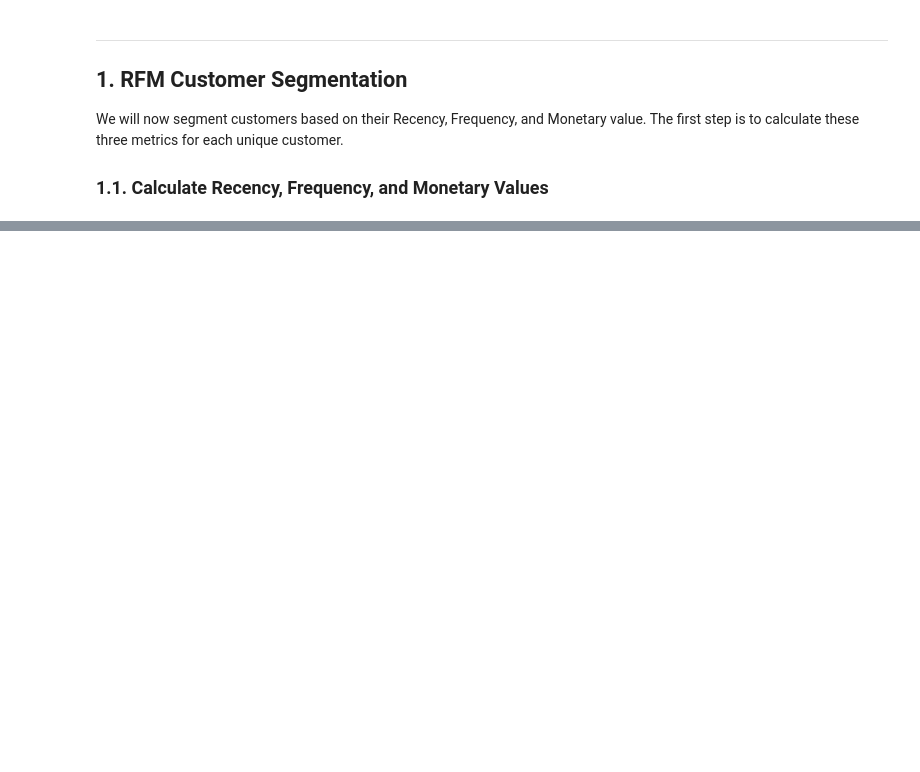
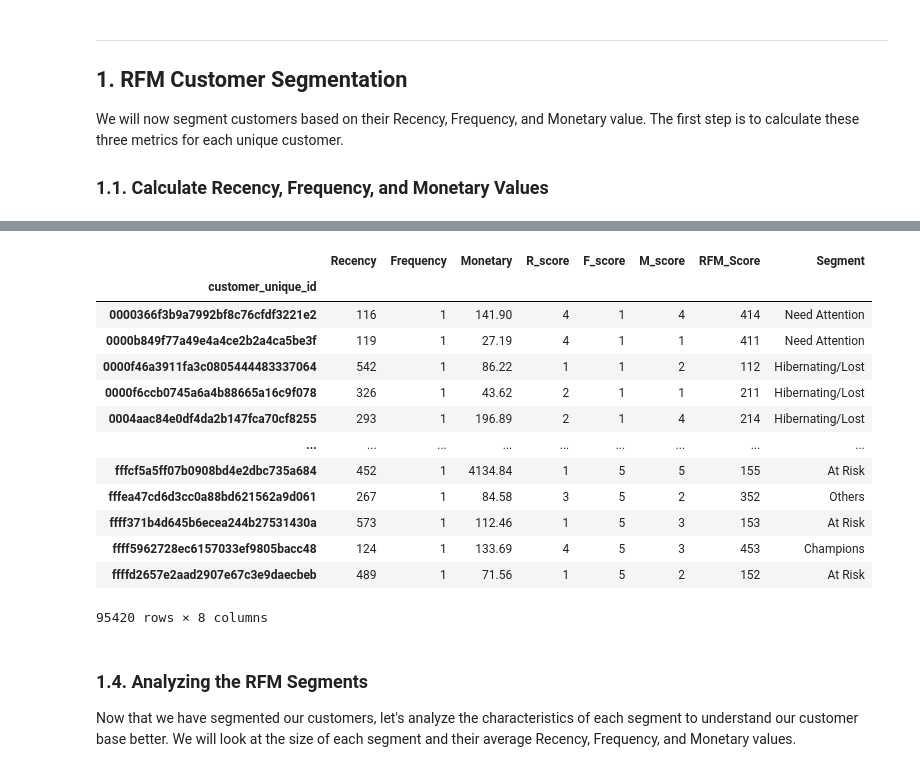
Before and after one commit to Lucas-Ker/olist-data-analysis-project, a Jupyter notebook: notebooks/03_customers_rfm_reviews.ipynb, the cells around one changed output, grey strips where cells are left out. Drawn from its saved outputs; the diff is of its cells as text; code cells hidden in the pictures; blank space fills up the shorter version.

```diff
--- a/notebooks/03_customers_rfm_reviews.ipynb
+++ b/notebooks/03_customers_rfm_reviews.ipynb
@@ -62,0 +116,3 @@ We will now segment customers based on their Recency, Frequency, and Monetary va
+# %%
+money_spent = client_info['payment_value'].sum()
+money_spent
@@ -62,0 +133,6 @@ We will now segment customers based on their Recency, Frequency, and Monetary va
+# %%
+rfm_df = pd.DataFrame(recency_days)
+rfm_df.rename(columns={'order_purchase_timestamp': 'Recency'}, inplace=True)
+rfm_df['Frequency'] = purchase_freq
+rfm_df['Monetary'] = money_spent
+rfm_df
@@ -62,0 +216,22 @@ We will now segment customers based on their Recency, Frequency, and Monetary va
+# %%
+rfm_df['Segment'] = rfm_df.apply(segment, axis=1)
+rfm_df
+# %% [output]
+|  | Recency | Frequency | Monetary | R_score | F_score | M_score | RFM_Score | Segment |
+| customer_unique_id |  |  |  |  |  |  |  |  |
+| 0000366f3b9a7992bf8c76cfdf3221e2 | 116 | 1 | 141.90 | 4 | 1 | 4 | 414 | Need Attention |
+| 0000b849f77a49e4a4ce2b2a4ca5be3f | 119 | 1 | 27.19 | 4 | 1 | 1 | 411 | Need Attention |
+| 0000f46a3911fa3c0805444483337064 | 542 | 1 | 86.22 | 1 | 1 | 2 | 112 | Hibernating/Lost |
+| 0000f6ccb0745a6a4b88665a16c9f078 | 326 | 1 | 43.62 | 2 | 1 | 1 | 211 | Hibernating/Lost |
+| 0004aac84e0df4da2b147fca70cf8255 | 293 | 1 | 196.89 | 2 | 1 | 4 | 214 | Hibernating/Lost |
+| ... | ... | ... | ... | ... | ... | ... | ... | ... |
+| fffcf5a5ff07b0908bd4e2dbc735a684 | 452 | 1 | 4134.84 | 1 | 5 | 5 | 155 | At Risk |
+| fffea47cd6d3cc0a88bd621562a9d061 | 267 | 1 | 84.58 | 3 | 5 | 2 | 352 | Others |
+| ffff371b4d645b6ecea244b27531430a | 573 | 1 | 112.46 | 1 | 5 | 3 | 153 | At Risk |
+| ffff5962728ec6157033ef9805bacc48 | 124 | 1 | 133.69 | 4 | 5 | 3 | 453 | Champions |
+| ffffd2657e2aad2907e67c3e9daecbeb | 489 | 1 | 71.56 | 1 | 5 | 2 | 152 | At Risk |
+95420 rows × 8 columns
+# %% [markdown]
+### 1.4. Analyzing the RFM Segments
+
+Now that we have segmented our customers, let's analyze the characteristics of each segment to understand our customer base better. We will look at the size of each segment and their average Recency, Frequency, and Monetary values.
```
Also changed, not shown: parts of 20 cells of this notebook, 7 other files.
